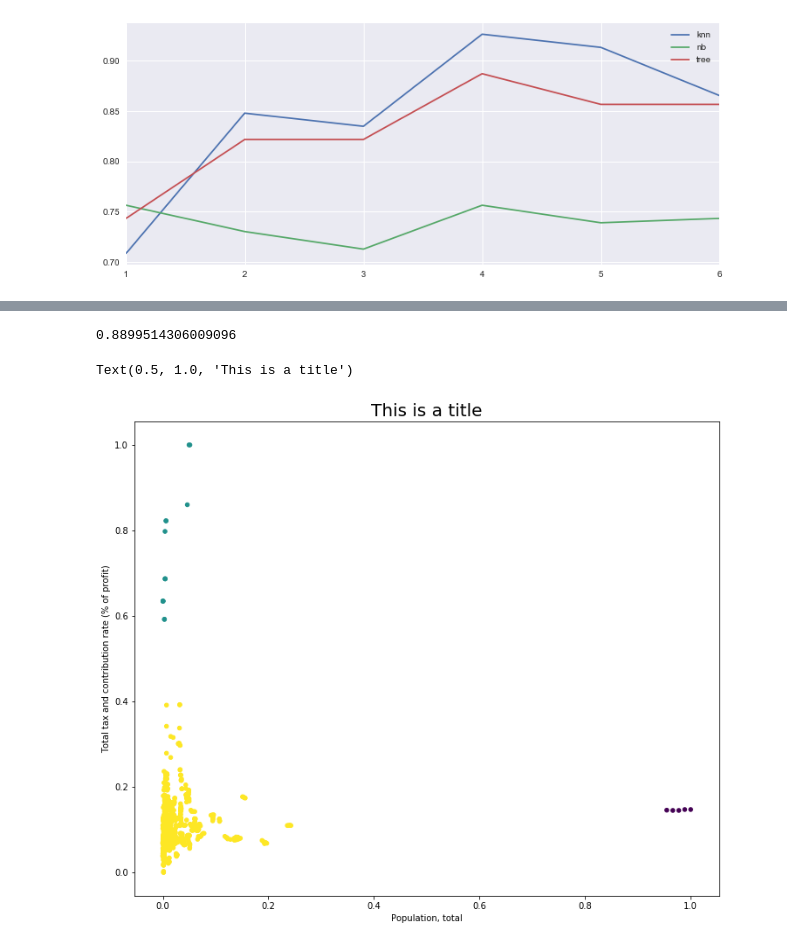
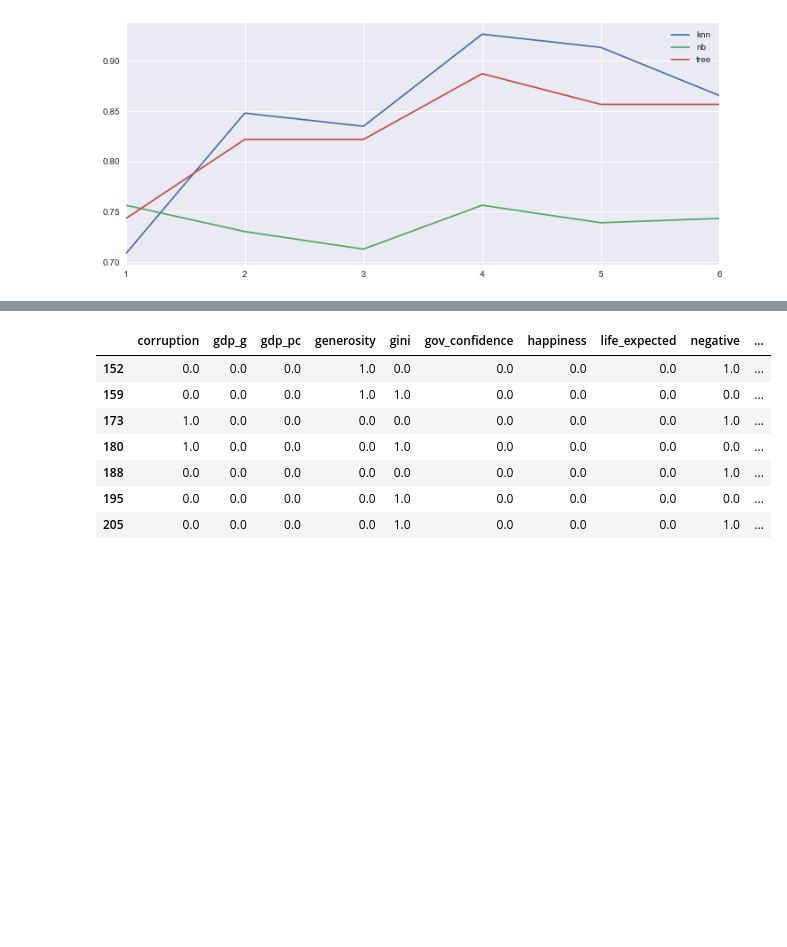
Before and after one commit to Mooophy/158222, a Jupyter notebook: as3/As3.ipynb, the cells around one changed output, grey strips where cells are left out. Saved outputs shown, nothing was run; the diff lists cells and outputs as text; code cells hidden in the pictures; blank space fills up the shorter version.

```diff
--- a/as3/As3.ipynb
+++ b/as3/As3.ipynb
@@ -268,0 +229,5 @@ Text(0.5, 1.0, 'Within Cluster Sum of Squares versus number of Clusters')
+# %%
+all_combinations = []
+for subset in itertools.combinations(happiness.columns, 3):
+    all_combinations.append(subset)
+all_combinations
@@ -268,0 +252,8 @@ Text(0.5, 1.0, 'Within Cluster Sum of Squares versus number of Clusters')
+# %%
+all_combinations_df = pd.DataFrame()
+for c in all_combinations:
+    all_combinations_df = all_combinations_df.append({f: 1 if f in c else 0 for f in happiness.columns}, ignore_index=True)
+
+all_combinations_df['score'] = 0
+
+all_combinations_df.head()
@@ -269,10 +267,14 @@ Text(0.5, 1.0, 'Within Cluster Sum of Squares versus number of Clusters')
 # %%
-cs = [[x,y] for x in happiness.columns for y in happiness.columns if x!=y]
-scores = []
-for c in cs:
+for i, row in all_combinations_df.iterrows():
+    if(i%10 == 0):
+        print(str(i) + '/' + str(len(all_combinations_df)))
+
+    features = [f for f in happiness.columns if row[f] == 1]
     km = KMeans(n_clusters=3, init='random')
-    km.fit(happiness[c].values)
-    prediction = km.predict(happiness[c].values)
-    score = metrics.silhouette_score(happiness[c], prediction)
-    scores.append((c, score))
+    km.fit(happiness[features].values)
+    prediction = km.predict(happiness[features].values)
+    score = metrics.silhouette_score(happiness[features], prediction)
+    all_combinations_df.iloc[i, all_combinations_df.columns.get_loc("score")] = score
+
+all_combinations_df.head()
 # %% [output]
@@ -317,17 +304,13 @@ scores
-# %%
-km = KMeans(n_clusters=3, init='random')
-km.fit(happiness[['Population, total', 'Total tax and contribution rate (% of profit)']].values)
-predictions = km.predict(happiness[['Population, total', 'Total tax and contribution rate (% of profit)']].values)
-metrics.silhouette_score(happiness[['Population, total', 'Total tax and contribution rate (% of profit)']], predictions)
-# %% [output]
-0.8899514306009096
-# %%
-plt.figure(figsize=(12, 10))
-plt.scatter(happiness.loc[:,'Population, total'], happiness.loc[:,'Total tax and contribution rate (% of profit)'], c = predictions, s=20)
-plt.xlabel('Population, total')
-plt.ylabel('Total tax and contribution rate (% of profit)')
-plt.title('This is a title', fontsize = 20)
-# %% [output]
-Text(0.5, 1.0, 'This is a title')
-[figure, removed]
+# %%
+all_combinations_df_high_score = all_combinations_df[all_combinations_df.score > 0.6107]
+all_combinations_df_high_score
+# %% [output]
+|  | corruption | gdp_g | gdp_pc | generosity | gini | gov_confidence | happiness | life_expected | negative | ... |
+| 152 | 0.0 | 0.0 | 0.0 | 1.0 | 0.0 | 0.0 | 0.0 | 0.0 | 1.0 | ... |
+| 159 | 0.0 | 0.0 | 0.0 | 1.0 | 1.0 | 0.0 | 0.0 | 0.0 | 0.0 | ... |
+| 173 | 1.0 | 0.0 | 0.0 | 0.0 | 0.0 | 0.0 | 0.0 | 0.0 | 1.0 | ... |
+| 180 | 1.0 | 0.0 | 0.0 | 0.0 | 1.0 | 0.0 | 0.0 | 0.0 | 0.0 | ... |
+| 188 | 0.0 | 0.0 | 0.0 | 0.0 | 0.0 | 0.0 | 0.0 | 0.0 | 1.0 | ... |
+| 195 | 0.0 | 0.0 | 0.0 | 0.0 | 1.0 | 0.0 | 0.0 | 0.0 | 0.0 | ... |
+| 205 | 0.0 | 0.0 | 0.0 | 0.0 | 1.0 | 0.0 | 0.0 | 0.0 | 1.0 | ... |
 # %%
```
Also changed, not shown: parts of 12 cells of this notebook, 4 other files.
